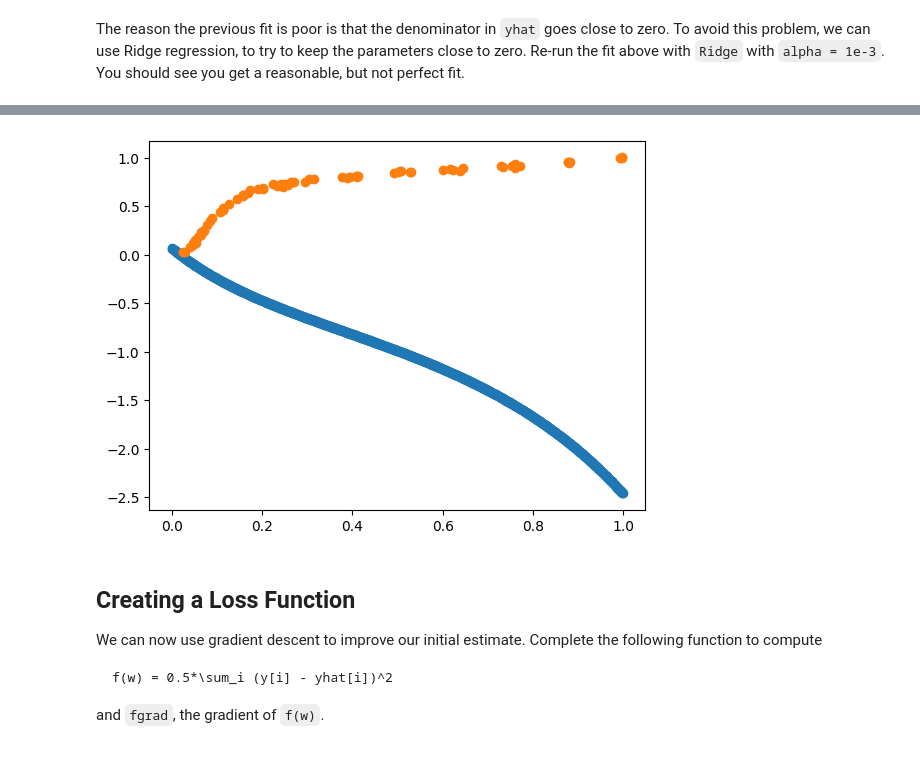
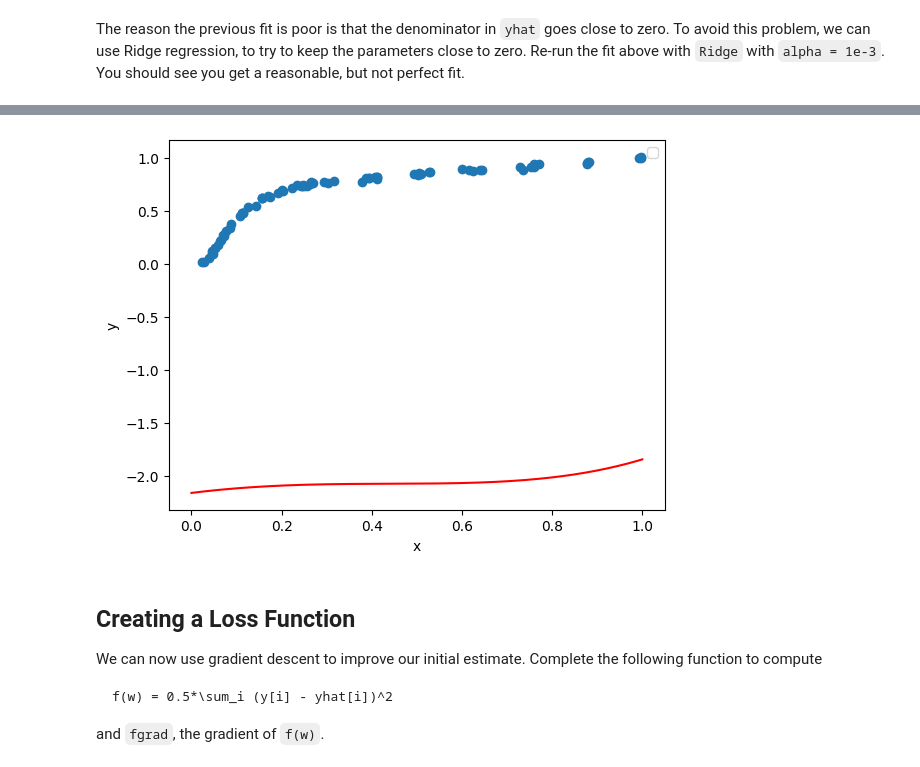
Before and after one commit to Al-Jazzazi/introml, a Jupyter notebook: unit07_optim/lab_nlls_partial.ipynb, the cells around one changed output, grey strips where cells are left out. Drawn from its saved outputs; the diff is of its cells as text; code cells hidden in the pictures.

```diff
--- a/unit07_optim/lab_nlls_partial.ipynb
+++ b/unit07_optim/lab_nlls_partial.ipynb
@@ -90,18 +90,11 @@ def predict(w, x):
     # Extract a and b from w
     a = w[:d+1]           # First d+1 elements for a
     b = w[d+1:]           # Remaining d elements for b
-    b = np.append([0], b)
-    print(a)
-    print(b)
-    print(x[3])
     # Compute yhat
     num = np.polyval(a[::-1], x)             # Evaluate numerator polynomial
-    denom = np.polyval(b[::-1], x)
-    ones = np.ones(denom.size)
-    denom = ones + denom    # Evaluate denominator polynomial
-    print("num is ", num[3])
-    print("denom is ", denom[3])
-    yhat = num / denom                        # Compute the ratio
+    denom = (1 + np.polyval(b[::-1], x))
+
+    yhat = num / denom
 
     return yhat
 # %% [markdown]
@@ -166,22 +156,27 @@ denom is  1.0981767886194707
 The reason the previous fit is poor is that the denominator in `yhat` goes close to zero.   To avoid this problem, we can use Ridge regression, to try to keep the parameters close to zero.  Re-run the fit above with `Ridge` with `alpha = 1e-3`. You should see you get a reasonable, but not perfect fit.
 # %%
 # TODO.  Fit with parameters with linear regression
+
 regr = Ridge(alpha=1e-3)
 regr.fit(Ztr, ytr)
 yhat = regr.predict(Zts)
 # TODO
 # Extract the parameters from regr.coef_ and regr.intercept_
-winit = np.append([regr.intercept_ ], regr.coef_)
+winit = np.append( regr.coef_,[regr.intercept_] )
 
 # TODO
 # Plot the results as above.
 
-xp = np.arange(0,1, 1/1000)
+xp = np.linspace(0,1, 1000)
 
 
 
 yhat_2 = predict(winit,xp)
 
-plt.plot(xp, yhat_2, 'o')
+plt.plot(xp, yhat_2, 'r')
 plt.plot(xts, yts, 'o')
+plt.xlabel("x")
+plt.ylabel("y")
+plt.legend()
+plt.show()
 # %% [output]
@@ -189,4 +184,4 @@ plt.plot(xts, yts, 'o')
-[figure, old version]
+[figure, new version]
 # %% [markdown]
 ## Creating a Loss Function
 
```
Also changed, not shown: parts of 8 cells of this notebook.
